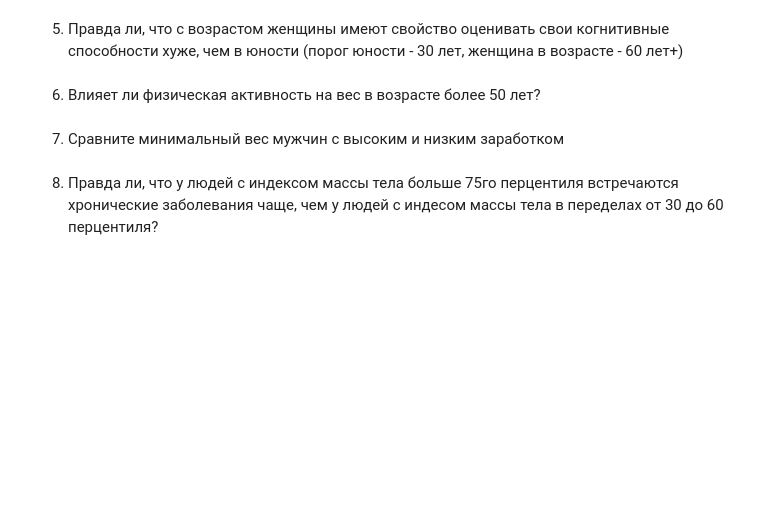
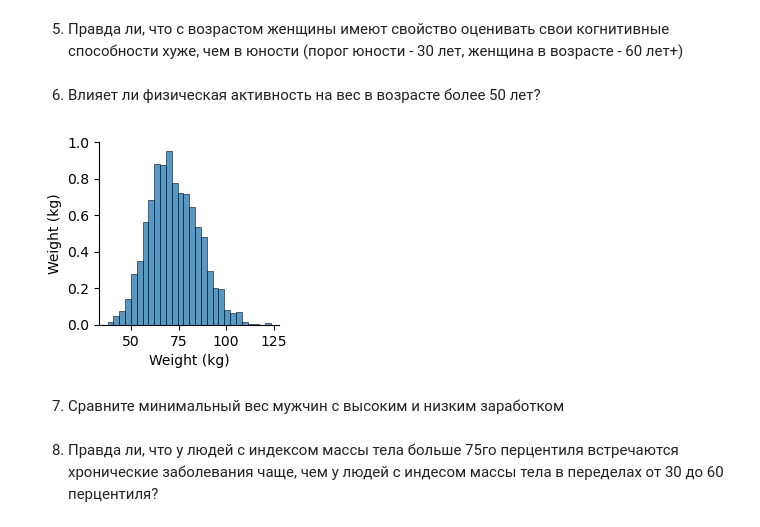
Before and after one commit to theS3ven/ml_labs, a Jupyter notebook: lr1/Variant 7/Lab1-7.ipynb, the cells around one changed output. Drawn from its saved outputs; the diff is of its cells as text; code cells hidden in the pictures; blank space fills up the shorter version.

```diff
--- a/lr1/Variant 7/Lab1-7.ipynb
+++ b/lr1/Variant 7/Lab1-7.ipynb
@@ -208,6 +263,17 @@ import pandas as pd
 5. Правда ли, что с возрастом женщины имеют свойство оценивать свои когнитивные способности хуже, чем в юности (порог юности - 30 лет, женщина в возрасте - 60 лет+)
 # %% [markdown]
 6. Влияет ли физическая активность на вес в возрасте более 50 лет?
+# %%
+data['Age (years)'] = data['Age (years)'].astype('int64')
+age = data.copy()
+age.loc[data['Age (years)'] < 50, 'Age (years)'] = 0
+age = age[age['Age (years)'] != 0]
+age[['Physical Activity Level', 'Weight (kg)']]
+sns.pairplot(age[['Physical Activity Level', 'Weight (kg)']])
+plt.show()
+# TODO мб переделать? а то через копию не круто
+# %% [output]
+[figure, added]
 # %% [markdown]
 7. Сравните минимальный вес мужчин с высоким и низким заработком
 # %% [markdown]
```
Also changed, not shown: parts of 9 cells of this notebook, 1 other file.
